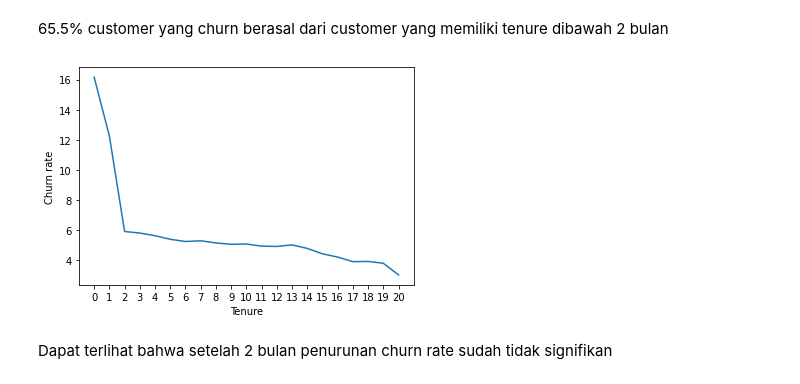
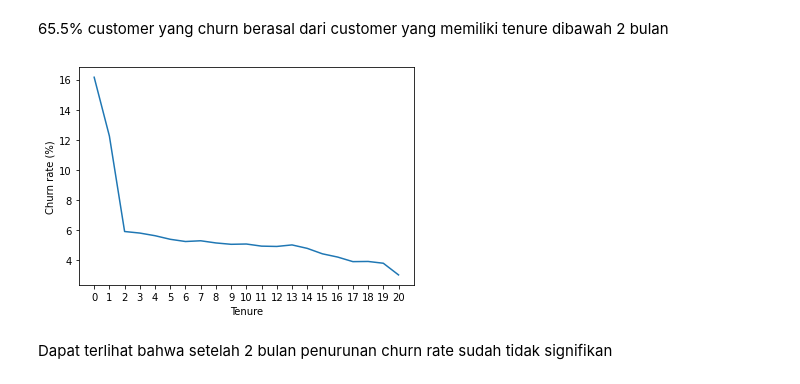
Before and after one commit to BryanT05/Intellegend-Final-Project, a Jupyter notebook: Insight.ipynb, the cells around one changed output. Saved outputs shown, nothing was run; the diff lists cells and outputs as text; code cells hidden in the pictures.

```diff
--- a/Insight.ipynb
+++ b/Insight.ipynb
@@ -165,18 +210,18 @@ cr(df[df['Tenure'] >= 2]['Churn'].value_counts())
 # %%
 tenure = [i for i in range(21)]
 churn_rate = []
 
 for i in tenure:
     val_counts = df[df['Tenure'] >= i]['Churn'].value_counts()
 #     print(val_counts)
     churn_rate.append(val_counts[1] / (val_counts[1] + val_counts[0]) * 100)
 
 ax = sns.lineplot(x = tenure, y = churn_rate)
 ax.set_xticks(tenure);
-ax.set_ylabel('Churn rate')
+ax.set_ylabel('Churn rate (%)')
 ax.set_xlabel('Tenure');
 # %% [output]
-[figure, old version]
+[figure, new version]
 # %% [markdown]
 Dapat terlihat bahwa setelah 2 bulan penurunan churn rate sudah tidak signifikan
 # %% [markdown]
```
Also changed, not shown: parts of 53 cells of this notebook, 5 other files.
